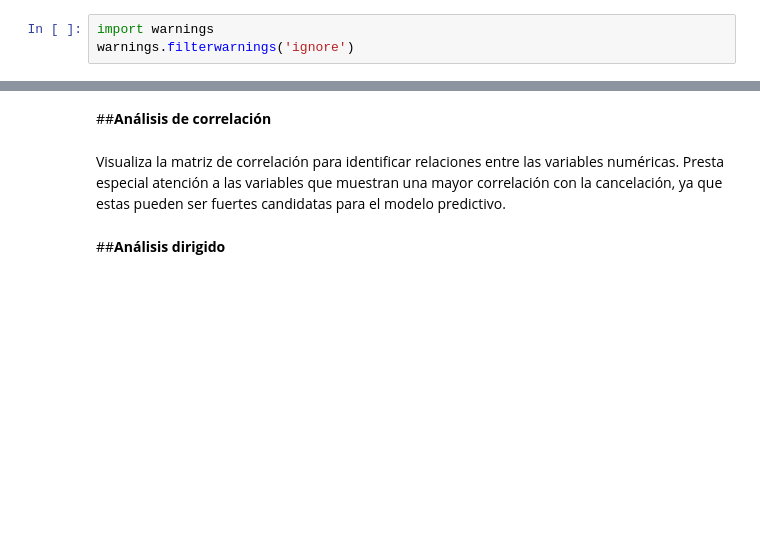
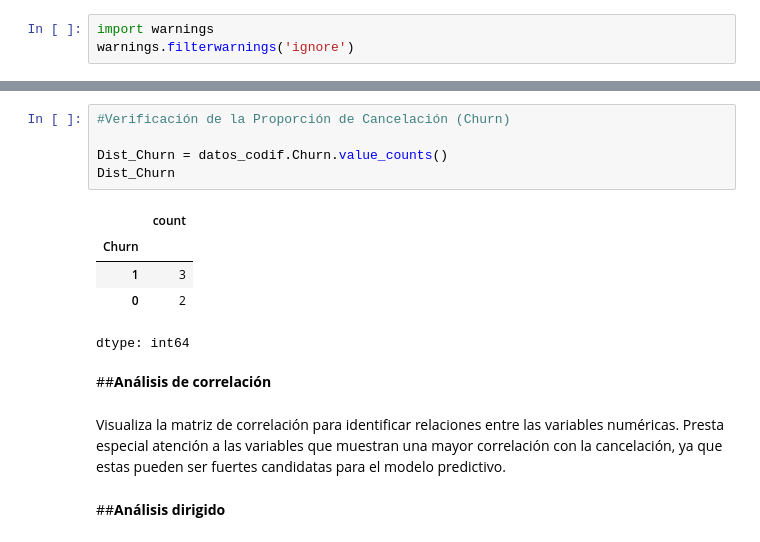
Before and after one commit to Nore-gibhub/Challenge3_TelecomX_part2, a Jupyter notebook: challenge3.ipynb, the cells around one changed output, grey strips where cells are left out. Cells and saved outputs as stored; diff of their text form; blank space fills up the shorter version.

```diff
--- a/challenge3.ipynb
+++ b/challenge3.ipynb
@@ -102,3 +120,14 @@ datos_codif.sample(3)
+# %%
+#Verificación de la Proporción de Cancelación (Churn)
+
+Dist_Churn = datos_codif.Churn.value_counts()
+Dist_Churn
+# %% [output]
+|  | count |
+| Churn |  |
+| 1 | 3 |
+| 0 | 2 |
+dtype: int64
 # %% [markdown]
 ##**Análisis de correlación**
 # %% [markdown]
```
Also changed, not shown: parts of 6 cells of this notebook.
